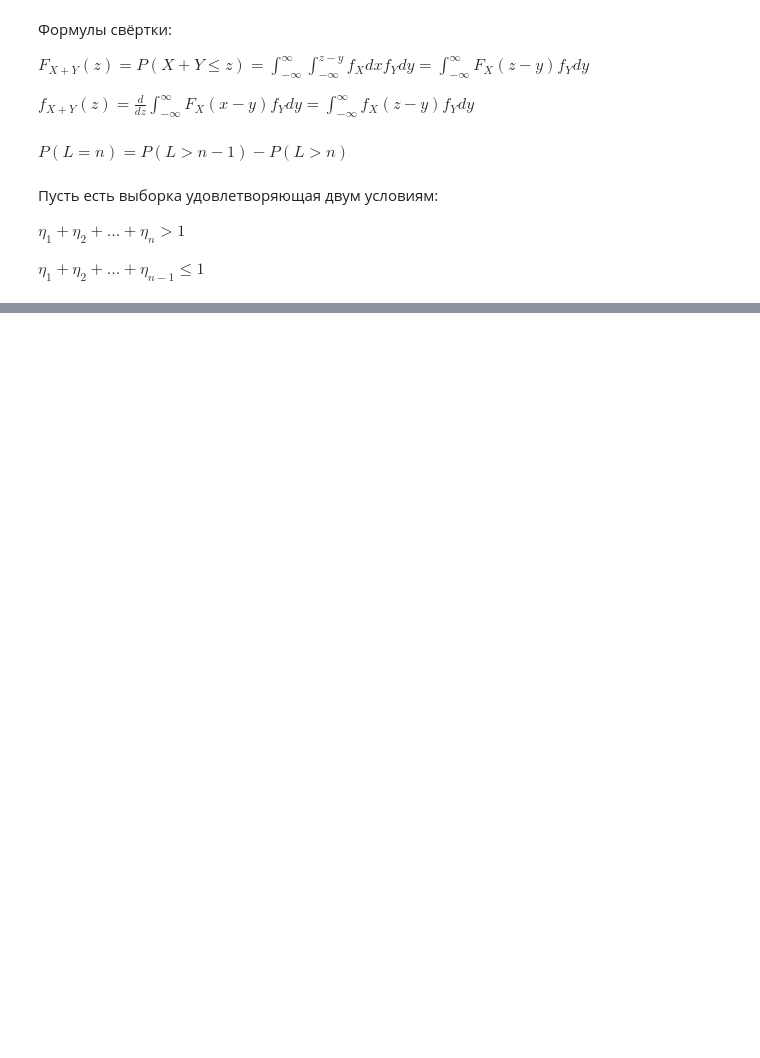
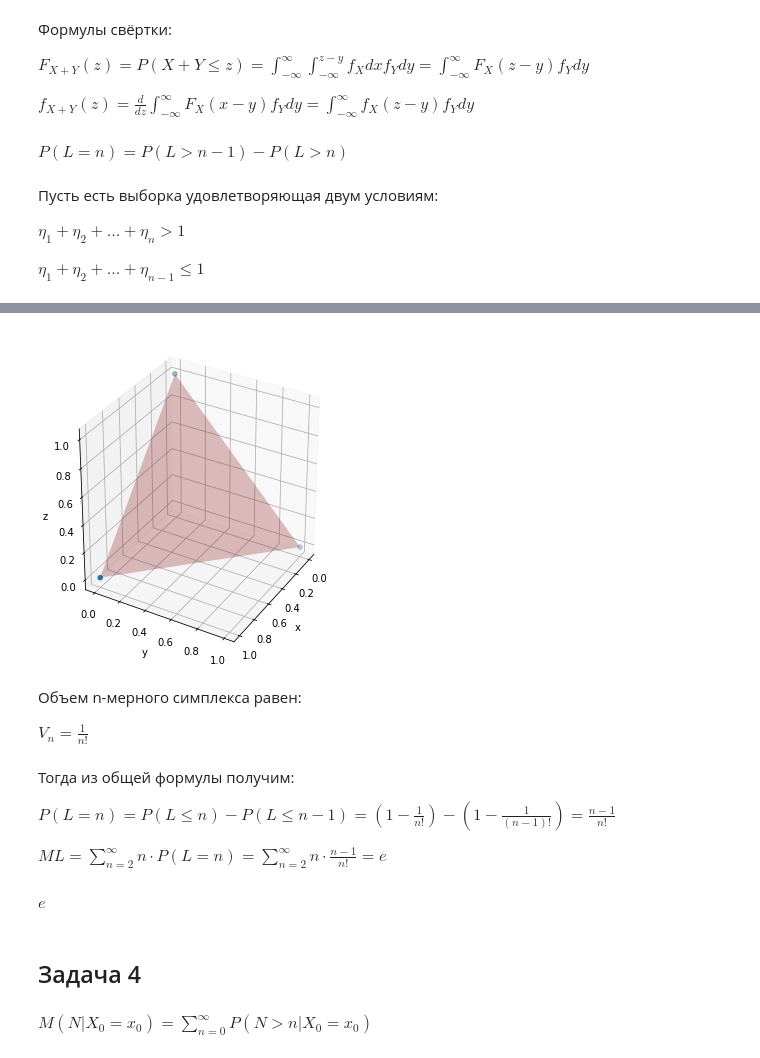
Before and after one commit to HexQuant/math-stat-ex, a Jupyter notebook: Chapter_2.ipynb, the cells around one changed output, grey strips where cells are left out. Cells and saved outputs as stored; diff of their text form; code cells hidden in the pictures; blank space fills up the shorter version.

```diff
--- a/Chapter_2.ipynb
+++ b/Chapter_2.ipynb
@@ -76,0 +81,42 @@ $P(\eta_1+\eta_2+...+\eta_{n-1}$
+# %%
+plt.figure('SPLTV',figsize=(12,6))
+ax=plt.subplot(121,projection='3d')
+x1=array([1, 0, 0])
+y1=array([0, 1, 0])
+z1=array([0, 0, 1])
+ax.scatter(x1,y1,z1)
+
+# 1. create vertices from points
+verts = [list(zip(x1, y1, z1))]
+# 2. create 3d polygons and specify parameters
+srf = Poly3DCollection(verts, alpha=.25, facecolor='#800000')
+# 3. add polygon to the figure (current axes)
+plt.gca().add_collection3d(srf)
+
+ax.view_init(30, 30)
+
+ax.set_xlabel('x')
+ax.set_ylabel('y')
+ax.set_zlabel('z')
+plt.show()
+# %% [output]
+[figure, added]
+# %% [markdown]
+Объем n-мерного симплекса равен:
+
+$V_n=\frac{1}{n!}$
+# %% [markdown]
+Тогда из общей формулы получим:
+
+$P(L=n)=P(L \leq n)-P(L\leq n-1) = (1-\frac{1}{n!}) - (1-\frac{1}{(n-1)!})= \frac{n-1}{n!}$
+
+$ML = \sum_{n=2}^\infty n \cdot P(L=n)=\sum_{n=2}^\infty n \cdot\frac{n-1}{n!}=e$
+# %%
+n = symbols('n', positive=True, Integer=True)
+Sum(n*(n-1)/factorial(n),[n,2,oo]).doit()
+# %% [output]
+$\displaystyle e$
+# %% [markdown]
+## Задача 4
+# %% [markdown]
+$M(N|X_0=x_0)=\sum_{n=0}^\infty P(N>n|X_0=x_0)$
```
Also changed, not shown: parts of 7 cells of this notebook.
